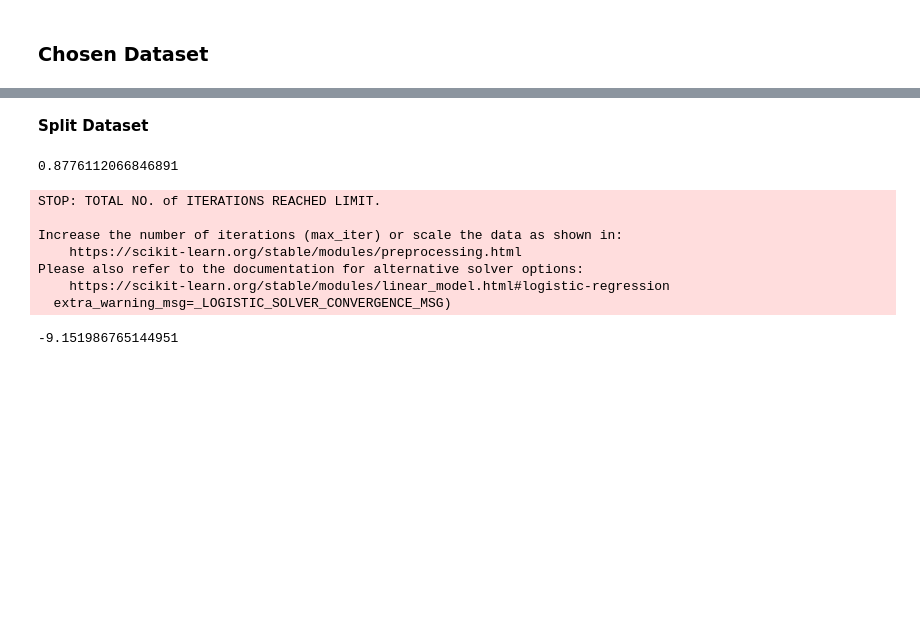
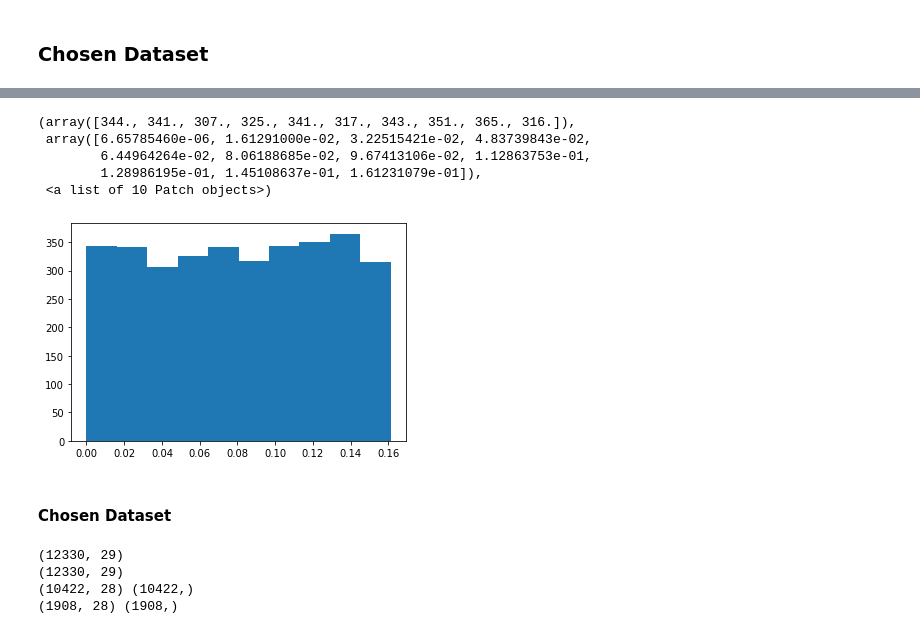
Before and after one commit to mohcineelharras/daml_project, a Jupyter notebook: project/daml_project.ipynb, the cells around one changed output, grey strips where cells are left out. Saved outputs shown, nothing was run; the diff lists cells and outputs as text; code cells hidden in the pictures; blank space fills up the shorter version.

```diff
--- a/project/daml_project.ipynb
+++ b/project/daml_project.ipynb
@@ -347,2 +455,13 @@ print(X.shape,y.shape)
+# %%
+K_true = multivariate_normal(mean=np.array(mu_true), cov=cov_true)
+true_dist=K_true.pdf(np.array(X_true_train))
+plt.hist(true_dist)
+# %% [output]
+(array([344., 341., 307., 325., 341., 317., 343., 351., 365., 316.]),
+ array([6.65785460e-06, 1.61291000e-02, 3.22515421e-02, 4.83739843e-02,
+        6.44964264e-02, 8.06188685e-02, 9.67413106e-02, 1.12863753e-01,
+        1.28986195e-01, 1.45108637e-01, 1.61231079e-01]),
+ <a list of 10 Patch objects>)
+[figure, added]
 # %% [markdown]
-**Split Dataset**
+#### Chosen Dataset
@@ -352,22 +468,43 @@ X_train, X_test, y_train, y_test = train_test_split(
-# %%
-# Create an instance of Logistic Regression Classifier and fit the data.
-logreg = LogisticRegression()
-logreg.fit(X_train, y_train)
-
-print(logreg.score(X_test, y_test))
-# %% [output]
-0.8776112066846891
-STOP: TOTAL NO. of ITERATIONS REACHED LIMIT.
-
-Increase the number of iterations (max_iter) or scale the data as shown in:
-    https://scikit-learn.org/stable/modules/preprocessing.html
-Please also refer to the documentation for alternative solver options:
-    https://scikit-learn.org/stable/modules/linear_model.html#logistic-regression
-  extra_warning_msg=_LOGISTIC_SOLVER_CONVERGENCE_MSG)
-# %%
-clf = mixture.GaussianMixture(n_components=2)
-clf.fit(X)
-
-print(clf.score(X_test,y_test))
-# %% [output]
--9.151986765144951
+# %%
+url='http://archive.ics.uci.edu/ml/machine-learning-databases/00468/online_shoppers_intention.csv'
+
+s=requests.get(url).content
+df=pd.read_csv(io.StringIO(s.decode('utf-8')))
+df_dummies=pd.get_dummies(df)
+print(df_dummies.shape)
+
+
+df_dummies=pd.get_dummies(df)
+print(df_dummies.shape)
+
+
+df_false=df_dummies[df_dummies.Revenue==False]
+X_false=df_false.drop("Revenue",axis=1)
+y_false=df_false["Revenue"]
+print(X_false.shape,y_false.shape)
+
+X_false_train, X_false_test, y_false_train, y_false_test = train_test_split(
+    X_false, y_false, test_size=0.33, random_state=42)
+
+n_false=X_false_train.shape[0]
+mu_false=(1/n_false)*X_false_train.sum(axis=0)
+cov_false=(1/n_false)*np.transpose(np.array(X_false_train-mu_false))@(np.array(X_false_train-mu_false))
+
+
+
+df_true=df_dummies[df_dummies.Revenue==True]
+X_true=df_true.drop("Revenue",axis=1)
+y_true=df_true["Revenue"]
+print(X_true.shape,y_true.shape)
+
+X_true_train, X_true_test, y_true_train, y_true_test = train_test_split(
+    X_true, y_true, test_size=0.33, random_state=42)
+
+n_true=X_true_train.shape[0]
+mu_true=(1/n_true)*X_true_train.sum(axis=0)
+cov_true=(1/n_true)*np.transpose(np.array(X_true_train-mu_true))@(np.array(X_true_train-mu_true))
+# %% [output]
+(12330, 29)
+(12330, 29)
+(10422, 28) (10422,)
+(1908, 28) (1908,)
```
Also changed, not shown: parts of 23 cells of this notebook.
